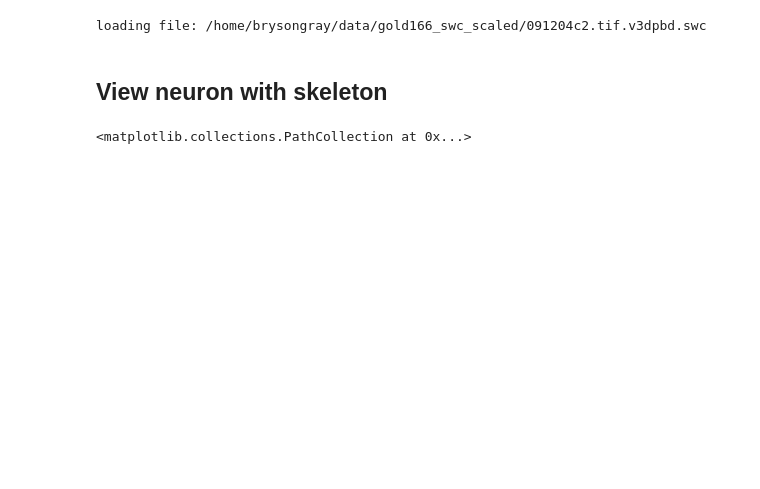
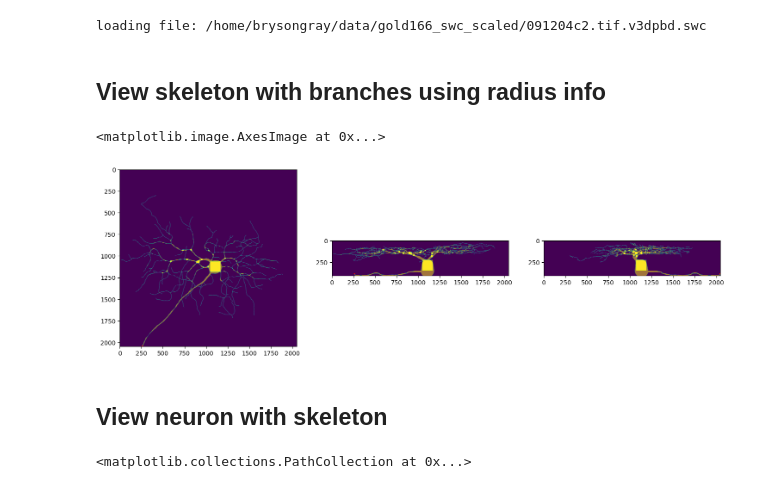
Before and after one commit to BrysonGray/neurotrack, a Jupyter notebook: notebooks/save_scaled_data.ipynb, the cells around one changed output. Drawn from its saved outputs; the diff is of its cells as text; code cells hidden in the pictures; blank space fills up the shorter version.

```diff
--- a/notebooks/save_scaled_data.ipynb
+++ b/notebooks/save_scaled_data.ipynb
@@ -80,0 +229,16 @@ for f in img_files:
+# %%
+swc_dir = "/home/brysongray/data/gold166_swc_scaled"
+swc_files = os.listdir(swc_dir)
+
+to_remove = {}
+for i in range(len(swc_files)):
+    swc_file = swc_files[i]
+    # load and parse the SWC file data
+    swc_list = load.swc(os.path.join(swc_dir, swc_file))
+    sections, sections_graph = load.parse_swc(swc_list)
+    segments = []
+    for section in sections.values():
+        segments.append(section)
+    segments = np.concatenate(segments)
+    if segments.max(axis=(0,1))[3] <= 1.0:
+        to_remove[i] = swc_file
@@ -107,5 +427,22 @@ for point in branches:
 # %% [output]
 loading file: /home/brysongray/data/gold166_swc_scaled/091204c2.tif.v3dpbd.swc
+# %% [markdown]
+## View skeleton with branches using radius info
+# %%
+fig, ax = plt.subplots(1,3, figsize=(18,18))
+root_node = min(sections.keys())
+ax[0].scatter(y=sections[root_node][0,0,1],x=sections[root_node][0,0,2], c='r', s=1)
+ax[0].imshow(mask[0].amax(0))
+ax[0].imshow(branch_mask.data[0].amax(0), alpha=0.5)
+ax[1].scatter(y=sections[root_node][0,0,0],x=sections[root_node][0,0,2], c='r', s=1)
+ax[1].imshow(mask[0].amax(1))
+ax[1].imshow(branch_mask.data[0].amax(1), alpha=0.5)
+ax[2].scatter(y=sections[root_node][0,0,0],x=sections[root_node][0,0,1], c='r', s=1)
+ax[2].imshow(mask[0].amax(2))
+ax[2].imshow(branch_mask.data[0].amax(2), alpha=0.5)
+# %% [output]
+<matplotlib.image.AxesImage at 0x...>
+[figure, added]
 # %% [markdown]
 ## View neuron with skeleton
 # %%
```
Also changed, not shown: parts of 17 cells of this notebook, 3 other files.
